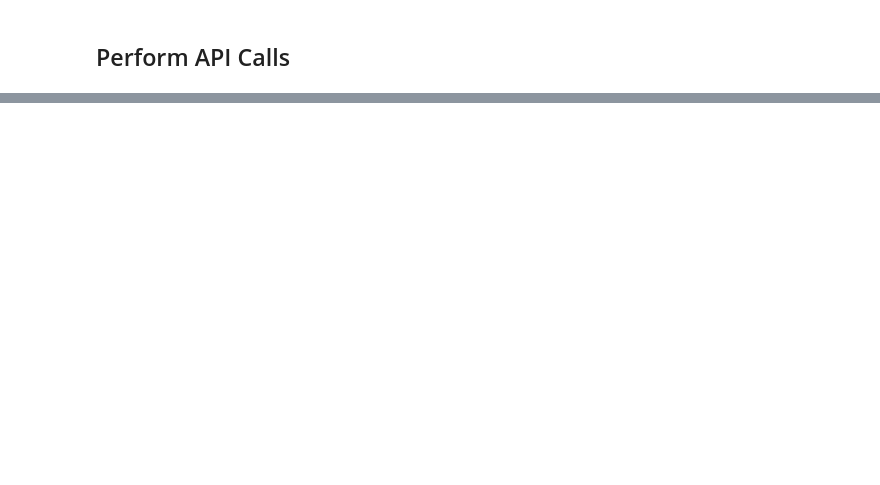
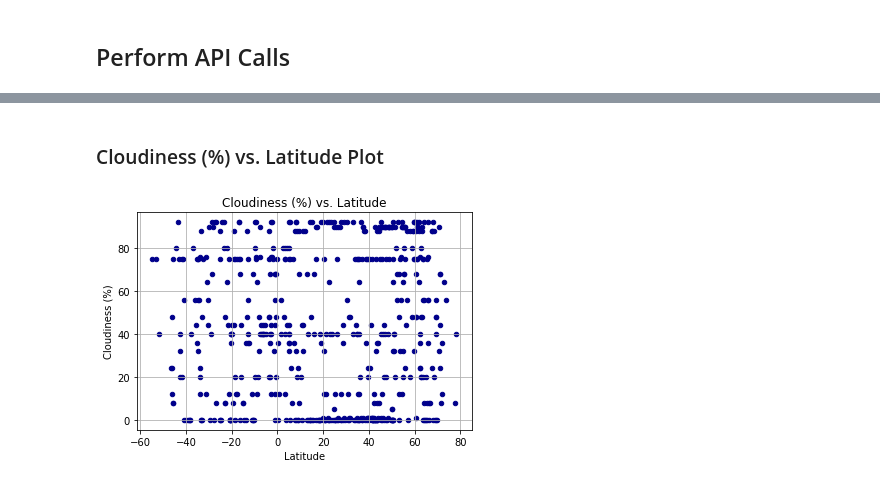
Before and after one commit to yuaher/Python-API-HW, a Jupyter notebook: WeatherPy.ipynb, the cells around one changed output, grey strips where cells are left out. Drawn from its saved outputs; the diff is of its cells as text; code cells hidden in the pictures; blank space fills up the shorter version.

```diff
--- a/WeatherPy.ipynb
+++ b/WeatherPy.ipynb
@@ -65,0 +231,10 @@ print(json.dumps(response, indent=4))
+# %% [markdown]
+### Cloudiness (%) vs. Latitude Plot
+# %%
+cities_df.plot(kind='scatter',x='Lat',y='Cloudiness', c='DarkBlue')
+plt.title("Cloudiness (%) vs. Latitude")
+plt.xlabel('Latitude')
+plt.ylabel('Cloudiness (%)')
+plt.grid()
+# %% [output]
+[figure, added]
```
Also changed, not shown: parts of 26 cells of this notebook.
